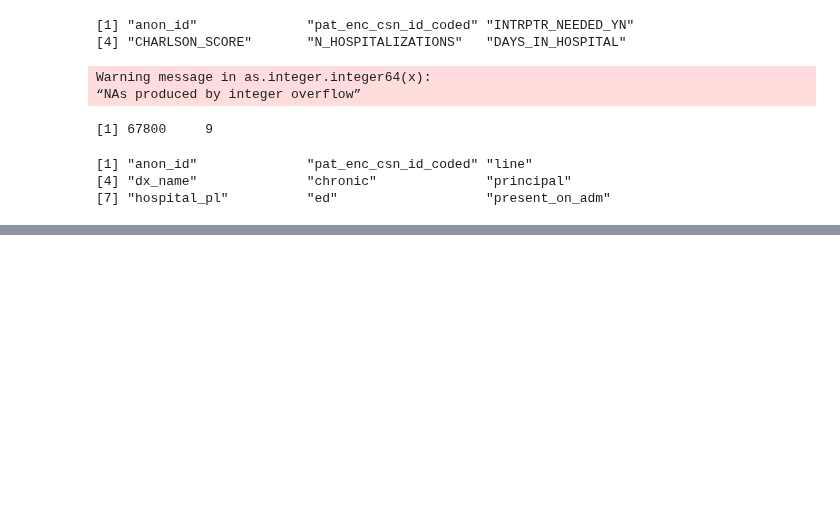
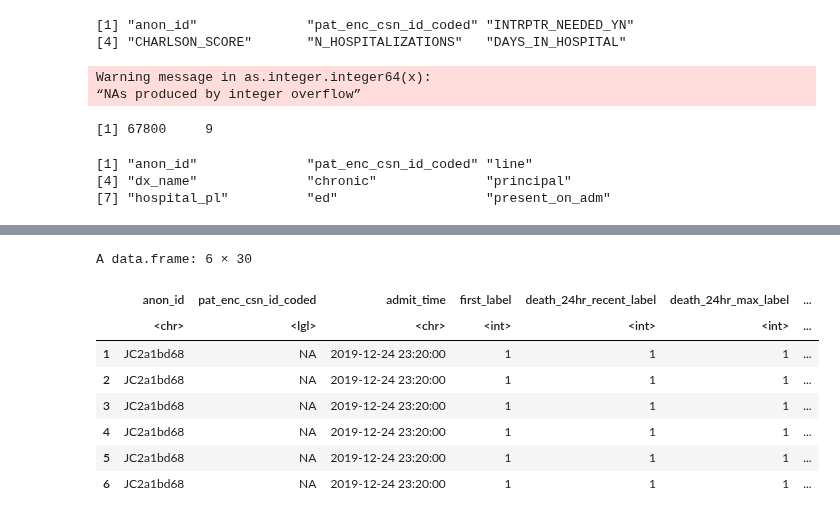
Before and after one commit to Minh084/TDA, a Jupyter notebook: 4_description/4.1_difference.ipynb, the cells around one changed output, grey strips where cells are left out. Drawn from its saved outputs; the diff is of its cells as text; code cells hidden in the pictures; blank space fills up the shorter version.

```diff
--- a/4_description/4.1_difference.ipynb
+++ b/4_description/4.1_difference.ipynb
@@ -228,0 +236,3 @@ write.csv(x2, file.path(datadir, "4_1_diff_dx_primary.csv"), row.names=FALSE)
+# %%
+# disable quotes otherwise, will get an error and read less than what the file has
+adt <- read.csv(file.path(datadir, "4_1_diff_adt.csv"), quote = "" )
@@ -228,0 +260,12 @@ write.csv(x2, file.path(datadir, "4_1_diff_dx_primary.csv"), row.names=FALSE)
+# %%
+head(adt)
+# %% [output]
+A data.frame: 6 × 30
+|  | anon_id | pat_enc_csn_id_coded | admit_time | first_label | death_24hr_recent_label | death_24hr_max_label | ... |
+|  | <chr> | <lgl> | <chr> | <int> | <int> | <int> | ... |
+| 1 | JC2a1bd68 | NA | 2019-12-24 23:20:00 | 1 | 1 | 1 | ... |
+| 2 | JC2a1bd68 | NA | 2019-12-24 23:20:00 | 1 | 1 | 1 | ... |
+| 3 | JC2a1bd68 | NA | 2019-12-24 23:20:00 | 1 | 1 | 1 | ... |
+| 4 | JC2a1bd68 | NA | 2019-12-24 23:20:00 | 1 | 1 | 1 | ... |
+| 5 | JC2a1bd68 | NA | 2019-12-24 23:20:00 | 1 | 1 | 1 | ... |
+| 6 | JC2a1bd68 | NA | 2019-12-24 23:20:00 | 1 | 1 | 1 | ... |
```
Also changed, not shown: parts of 5 cells of this notebook, 1 other file.
